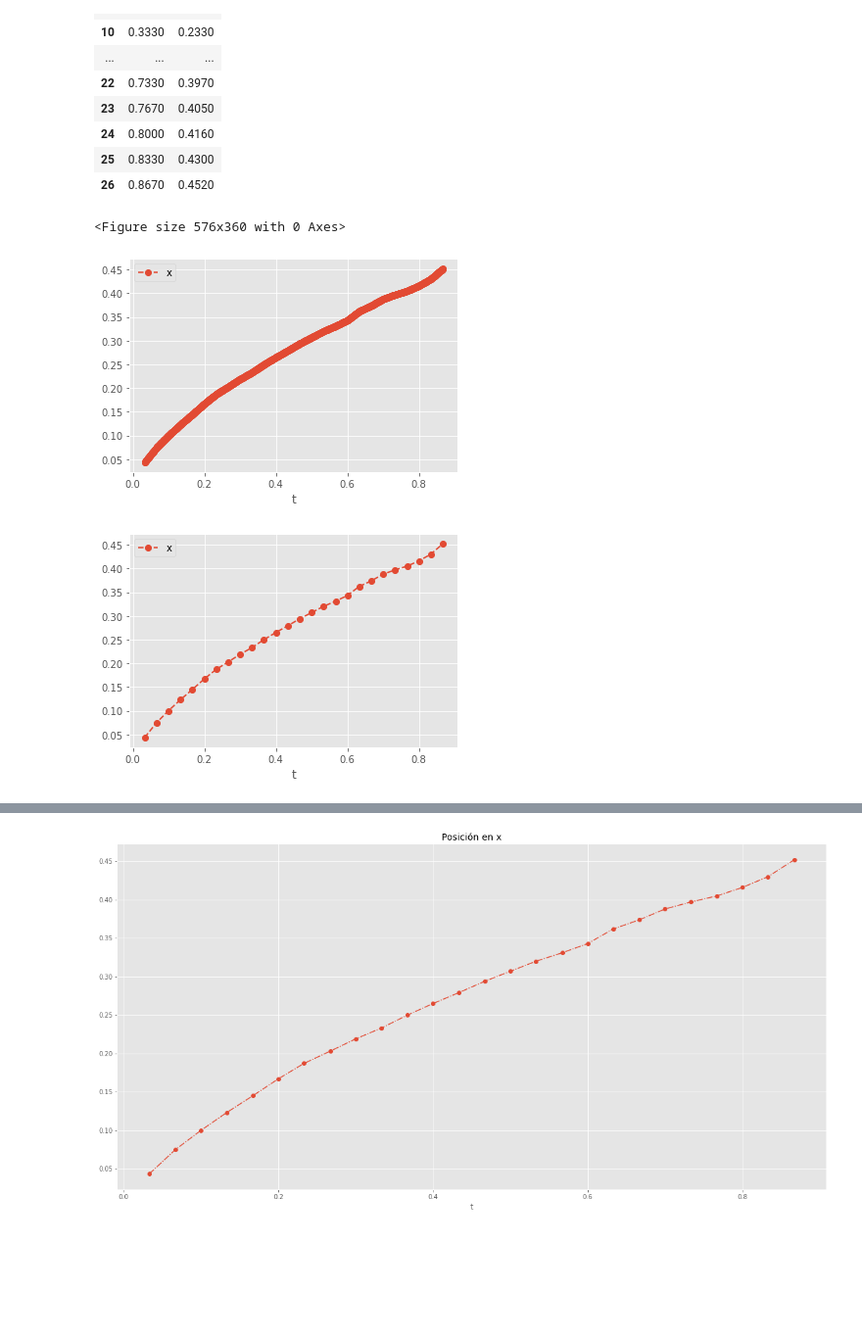
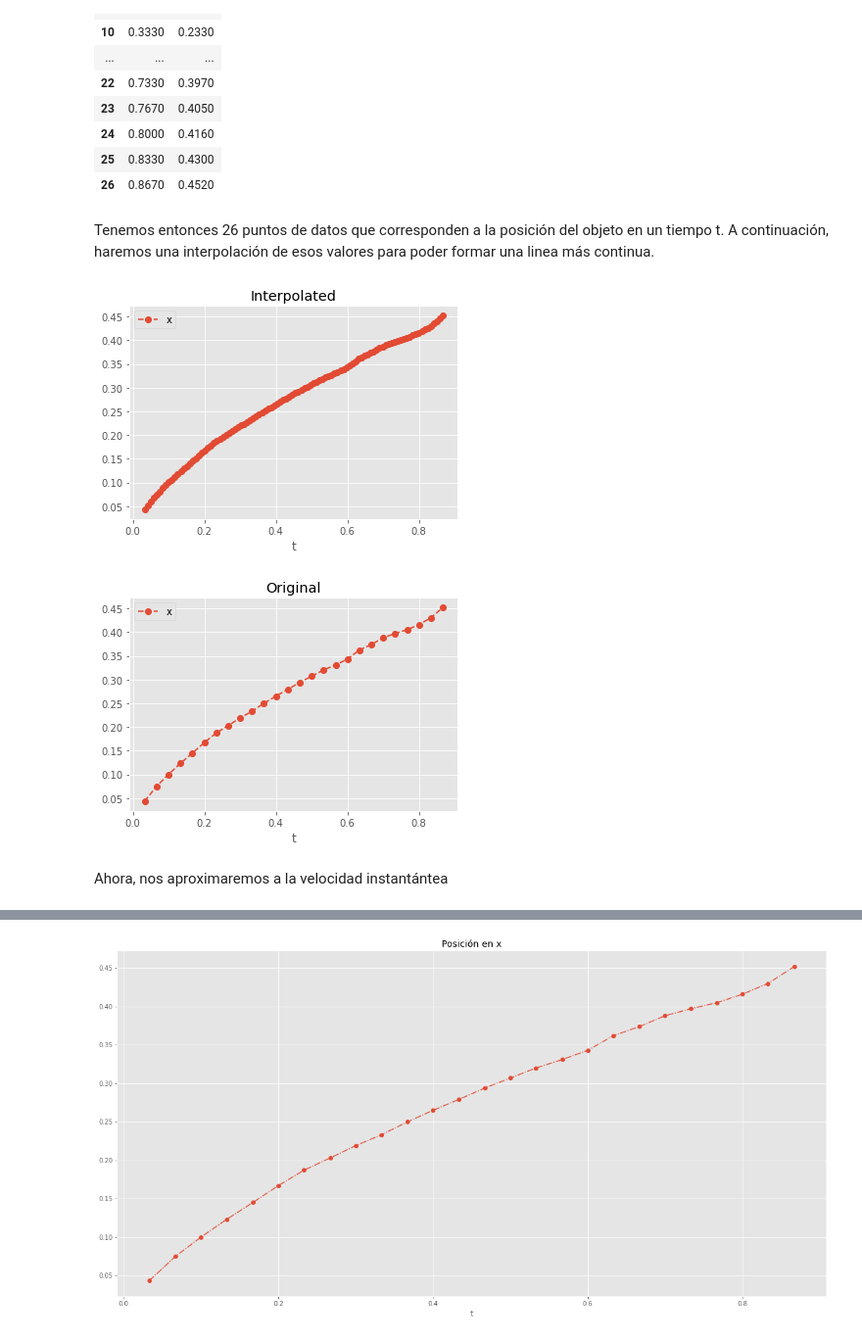
Before and after one commit to SebasGarcia08/horizontal-motion-physics, a Jupyter notebook: analisis.ipynb, the cells around one changed output, grey strips where cells are left out. Shown: that part at 98% size. Drawn from its saved outputs; the diff is of its cells as text; code cells hidden in the pictures; blank space fills up the shorter version.

```diff
--- a/analisis.ipynb
+++ b/analisis.ipynb
@@ -36,23 +65,28 @@ df
 | 24 | 0.8000 | 0.4160 |
 | 25 | 0.8330 | 0.4300 |
 | 26 | 0.8670 | 0.4520 |
+# %% [markdown]
+Tenemos entonces 26 puntos de datos que corresponden a la posición del objeto en un tiempo t. A continuación, haremos una interpolación de esos valores para poder formar una linea más continua.
 # %%
 f = interp1d(df.t, df.x)
-dominio = np.linspace(df.t.values[0], df.t.values[-1], 1000)
+dominio = np.linspace(df.t.values[0], df.t.values[-1], 100)
 data = {
     "t": dominio,
     "x": f(dominio)
 }
-plt.figure(figsize=(8,5))
+
 df2 = pd.DataFrame(data)
 df2.set_index("t").plot(label="Interpolated", linestyle="--", marker="o")
+plt.title("Interpolated")
 df.set_index("t").plot(label="Original",linestyle="--", marker="o")
+plt.title("Original")
 plt.legend()
 plt.show()
 # %% [output]
-<Figure size 576x360 with 0 Axes>
-[figure, old version]
+[figure, new version]
-[figure, old version]
+[figure, new version]
+# %% [markdown]
+Ahora, nos aproximaremos a la velocidad instantántea
 # %%
 def add_velocity(df: pd.DataFrame) -> pd.DataFrame:
         vx = [np.nan]
```
Also changed, not shown: parts of 18 cells of this notebook, 1 other file.
